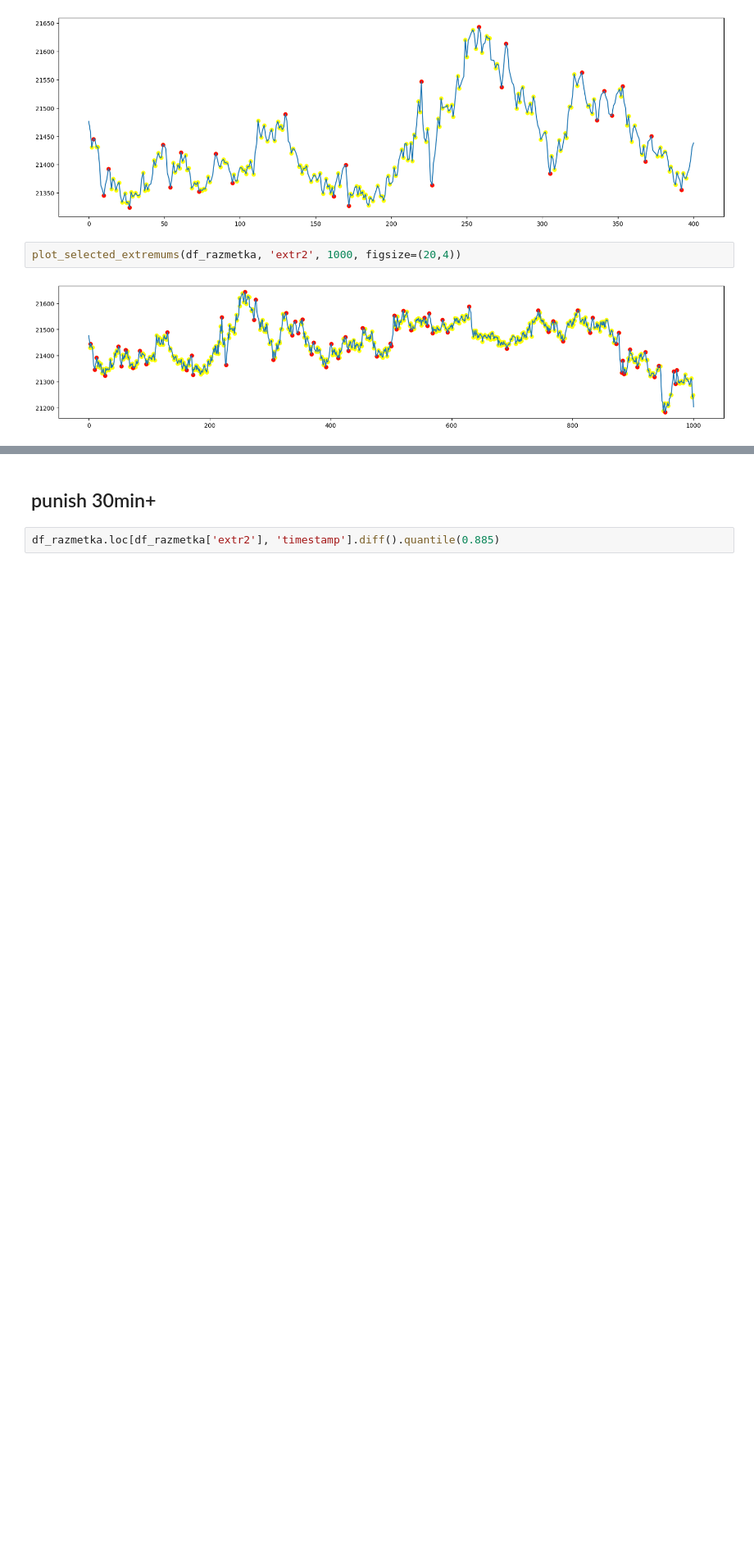
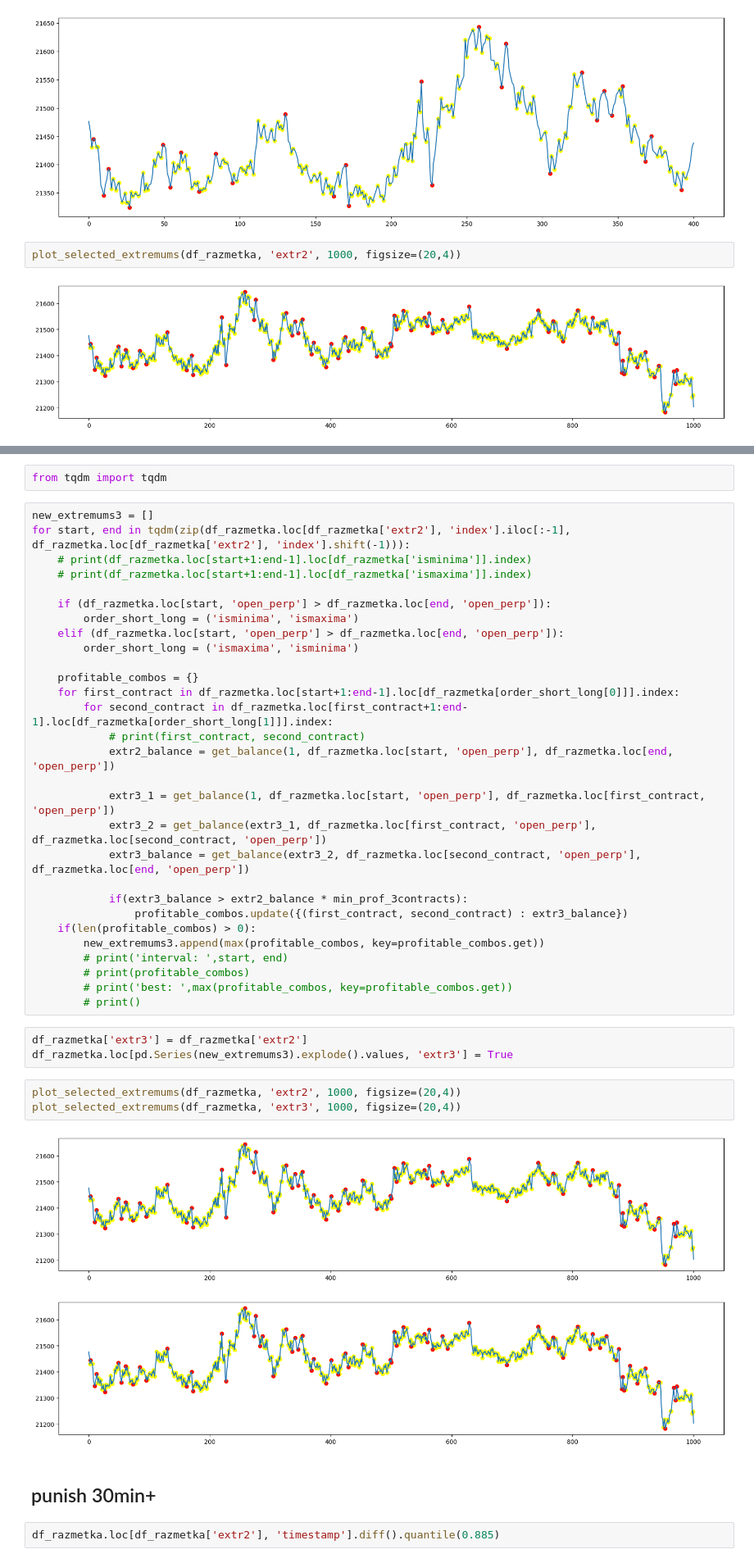
Before and after one commit to NikitaKrotenko/Diploma, a Jupyter notebook: razmetka.ipynb, the cells around one changed output, grey strips where cells are left out. Shown at 82% size. Drawn from its saved outputs; the diff is of its cells as text; blank space fills up the shorter version.

```diff
--- a/razmetka.ipynb
+++ b/razmetka.ipynb
@@ -464,3 +458,43 @@ Name: timestamp, dtype: float64
+# %%
+from tqdm import tqdm
+# %%
+new_extremums3 = []
+for start, end in tqdm(zip(df_razmetka.loc[df_razmetka['extr2'], 'index'].iloc[:-1], df_razmetka.loc[df_razmetka['extr2'], 'index'].shift(-1))):
+    # print(df_razmetka.loc[start+1:end-1].loc[df_razmetka['isminima']].index)
+    # print(df_razmetka.loc[start+1:end-1].loc[df_razmetka['ismaxima']].index)
+
+    if (df_razmetka.loc[start, 'open_perp'] > df_razmetka.loc[end, 'open_perp']):
+        order_short_long = ('isminima', 'ismaxima')
+    elif (df_razmetka.loc[start, 'open_perp'] > df_razmetka.loc[end, 'open_perp']):
+        order_short_long = ('ismaxima', 'isminima')
+
+    profitable_combos = {}
+    for first_contract in df_razmetka.loc[start+1:end-1].loc[df_razmetka[order_short_long[0]]].index:
+        for second_contract in df_razmetka.loc[first_contract+1:end-1].loc[df_razmetka[order_short_long[1]]].index:
+            # print(first_contract, second_contract)
+            extr2_balance = get_balance(1, df_razmetka.loc[start, 'open_perp'], df_razmetka.loc[end, 'open_perp'])
+
+            extr3_1 = get_balance(1, df_razmetka.loc[start, 'open_perp'], df_razmetka.loc[first_contract, 'open_perp'])
+            extr3_2 = get_balance(extr3_1, df_razmetka.loc[first_contract, 'open_perp'], df_razmetka.loc[second_contract, 'open_perp'])
+            extr3_balance = get_balance(extr3_2, df_razmetka.loc[second_contract, 'open_perp'], df_razmetka.loc[end, 'open_perp'])
+
+            if(extr3_balance > extr2_balance * min_prof_3contracts):
+                profitable_combos.update({(first_contract, second_contract) : extr3_balance})
+    if(len(profitable_combos) > 0):
+        new_extremums3.append(max(profitable_combos, key=profitable_combos.get))
+        # print('interval: ',start, end)
+        # print(profitable_combos)
+        # print('best: ',max(profitable_combos, key=profitable_combos.get))
+        # print()
+# %%
+df_razmetka['extr3'] = df_razmetka['extr2']
+df_razmetka.loc[pd.Series(new_extremums3).explode().values, 'extr3'] = True
+# %%
+plot_selected_extremums(df_razmetka, 'extr2', 1000, figsize=(20,4))
+plot_selected_extremums(df_razmetka, 'extr3', 1000, figsize=(20,4))
+# %% [output]
+[figure, added]
+[figure, added]
 # %% [markdown]
 ## punish 30min+
 # %%
```
Also changed, not shown: parts of 5 cells of this notebook, 1 other file.
